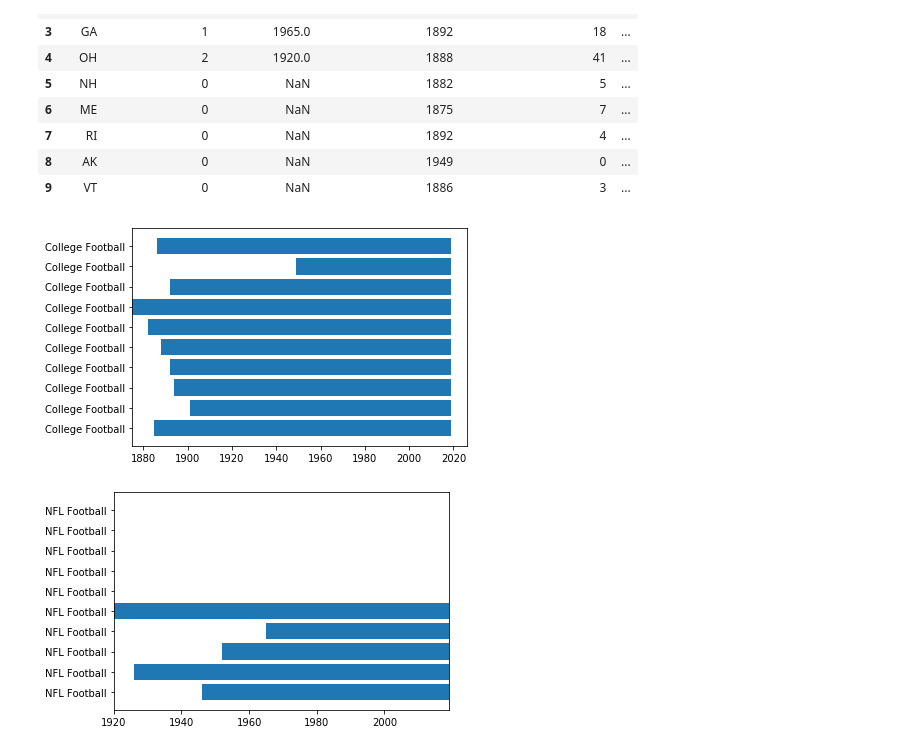
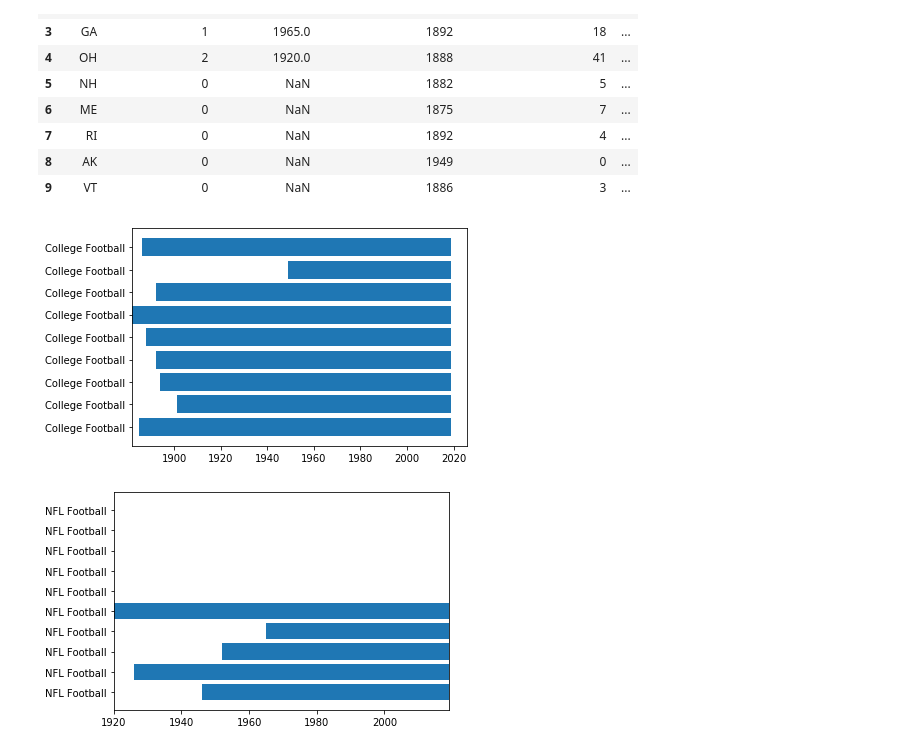
Before and after one commit to DavidAradom/Project1, a Jupyter notebook: am_P1G5kin_research.ipynb, the cells around one changed output. Cells and saved outputs as stored; diff of their text form; code cells hidden in the pictures.

```diff
--- a/am_P1G5kin_research.ipynb
+++ b/am_P1G5kin_research.ipynb
@@ -427,17 +429,17 @@ fb_culture_df
 | 9 | VT | 0 | NaN | 1886 | 3 | ... |
 # %%
 
-begin = np.array([1885,1901,1894,1892,1888,1882,1875,1892,1949,1886])
+begin = np.array([1885,1901,1894,1892,1888,1882,1892,1949,1886])
 end =   np.array([2019])
 event = ["College Football".format(i) for i in range(len(begin))]
 
 plt.barh(range(len(begin)),  end-begin, left=begin)
 
 plt.yticks(range(len(begin)), event)
 plt.savefig("CB_hx.png")
 plt.show()
 # %% [output]
-[figure, old version]
+[figure, new version]
 # %%
 begin = np.array([1946,1926,1952,1965,1920, 2019,2019,2019,2019,2019])
 end =   np.array([2019])
```
Also changed, not shown: parts of 6 cells of this notebook, 32 other files.
